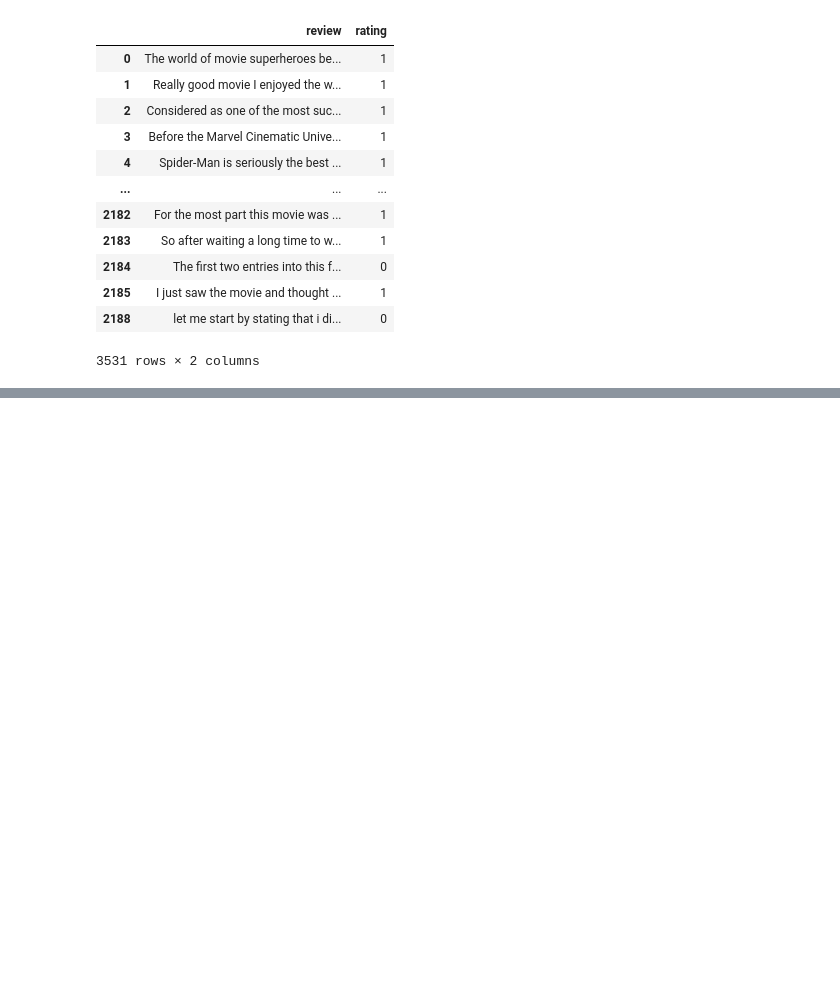
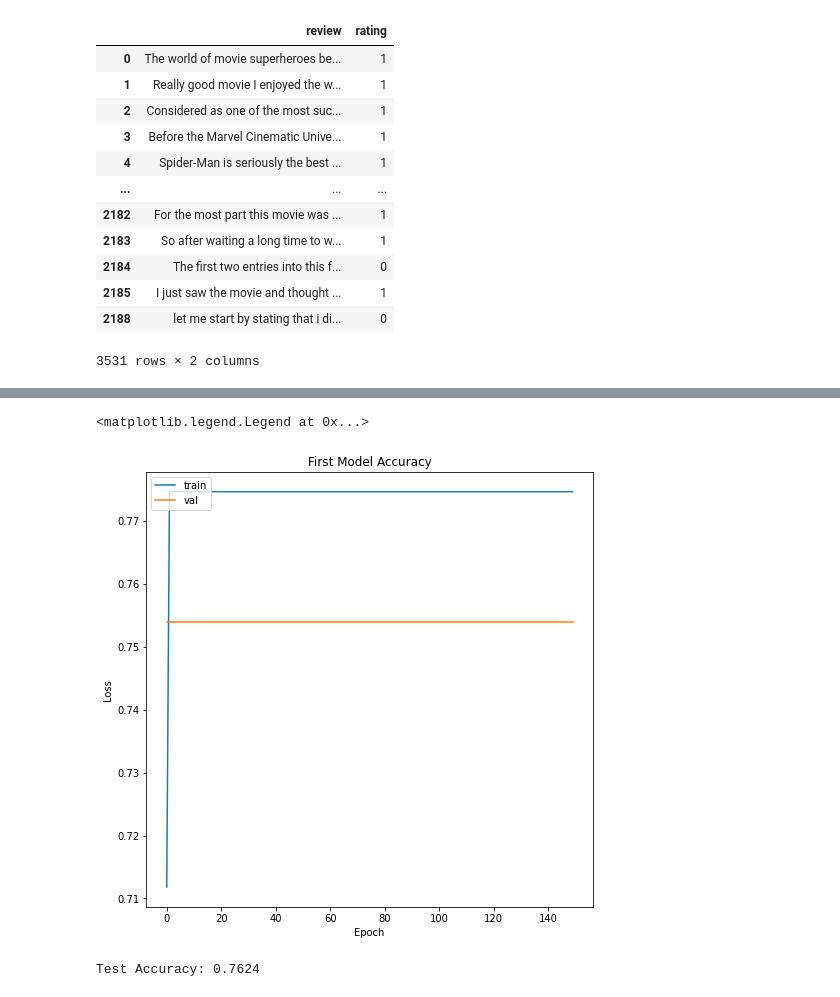
Before and after one commit to MorrowCarmody/NLP-final, a Jupyter notebook: NLP-final-MCARMODY.ipynb, the cells around one changed output, grey strips where cells are left out. Drawn from its saved outputs; the diff is of its cells as text; code cells hidden in the pictures; blank space fills up the shorter version.

```diff
--- a/NLP-final-MCARMODY.ipynb
+++ b/NLP-final-MCARMODY.ipynb
@@ -126,0 +470,26 @@ df
+# %%
+# Plot accuracy vs epochs
+figure(figsize=(8,8))
+plt.plot(train_accuracies)
+plt.plot(val_accuracies)
+plt.title('First Model Accuracy')
+plt.ylabel('Loss')
+plt.xlabel('Epoch')
+plt.legend(['train', 'val'], loc='upper left')
+# %% [output]
+<matplotlib.legend.Legend at 0x...>
+[figure, added]
+# %%
+tfidfX_test = tfidfX_test.to(device)
+Y_test = Y_test.to(device)
+
+# Forward pass to get output
+test_prediction = first_model.forward(tfidfX_test.float())
+test_prediction = torch.squeeze(test_prediction)
+
+# Calculate accuracy on test set
+test_accuracy = calculate_accuracy(Y_test,test_prediction)
+
+print("Test Accuracy:",round(test_accuracy.item(),4), "\n")
+# %% [output]
+Test Accuracy: 0.7624
```
Also changed, not shown: parts of 17 cells of this notebook.
